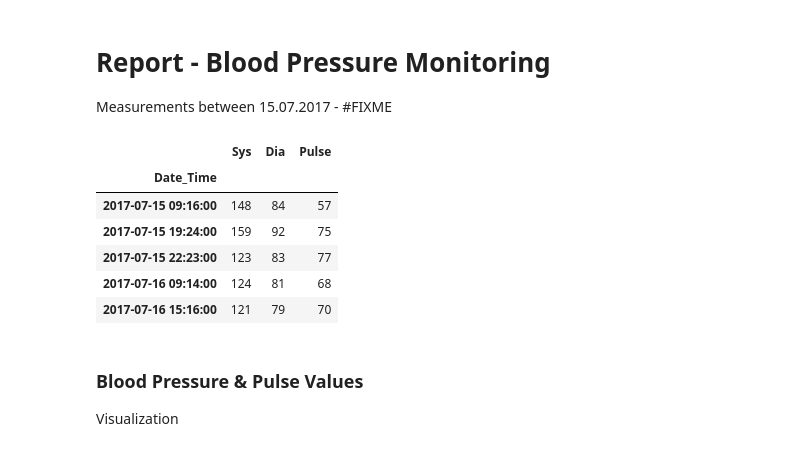
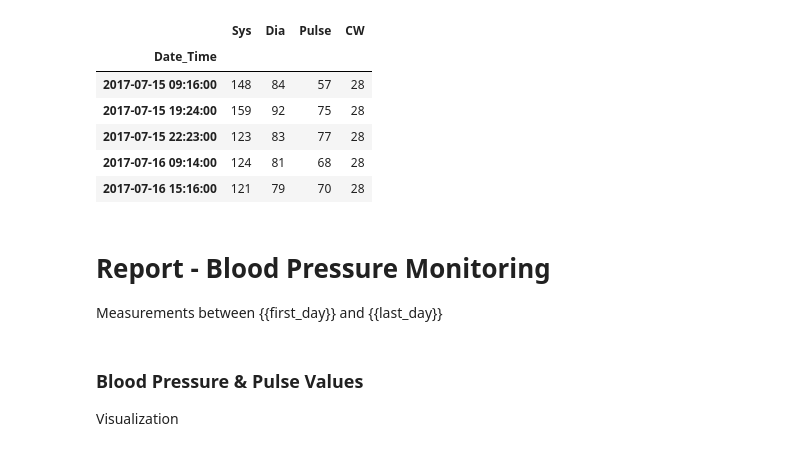
Before and after one commit to datadonK23/pyData-Projects, a Jupyter notebook: BloodPressureDash/blood_pressure_dash/Dashboard.ipynb, the cells around one changed output. Saved outputs shown, nothing was run; the diff lists cells and outputs as text; code cells hidden in the pictures.

Commit message:
First simple Report
Enhancement of chart
Charts per week
Added pulse metrices
Metrices per week

```diff
--- a/BloodPressureDash/blood_pressure_dash/Dashboard.ipynb
+++ b/BloodPressureDash/blood_pressure_dash/Dashboard.ipynb
@@ -1,6 +1,3 @@
-# %% [markdown]
-# Report - Blood Pressure Monitoring
-Measurements between 15.07.2017 - #FIXME
 # %%
 import numpy as np
 import pandas as pd
@@ -15,19 +12,28 @@ plt.rcParams["figure.figsize"] = fig_size
 # %%
 # Load data
 filepath = "data/data.csv"
 raw_data = pd.read_csv(filepath, parse_dates=[["Date", "Time"]])
 
-# FIXME maybe cleaning (datetime)
+# Datetime processing
+raw_data["CW"] = raw_data.Date_Time.dt.weekofyear
 data = raw_data.set_index(pd.DatetimeIndex(raw_data.Date_Time)).drop("Date_Time", axis=1)
+
+# First and last day of measurements for report heading
+first_day = data.index[0].strftime("%d.%m.%Y")
+last_day = data.index[-1].strftime("%d.%m.%Y")
+
 data.head()
 # %% [output]
-|  | Sys | Dia | Pulse |
-| Date_Time |  |  |  |
-| 2017-07-15 09:16:00 | 148 | 84 | 57 |
-| 2017-07-15 19:24:00 | 159 | 92 | 75 |
-| 2017-07-15 22:23:00 | 123 | 83 | 77 |
-| 2017-07-16 09:14:00 | 124 | 81 | 68 |
-| 2017-07-16 15:16:00 | 121 | 79 | 70 |
+|  | Sys | Dia | Pulse | CW |
+| Date_Time |  |  |  |  |
+| 2017-07-15 09:16:00 | 148 | 84 | 57 | 28 |
+| 2017-07-15 19:24:00 | 159 | 92 | 75 | 28 |
+| 2017-07-15 22:23:00 | 123 | 83 | 77 | 28 |
+| 2017-07-16 09:14:00 | 124 | 81 | 68 | 28 |
+| 2017-07-16 15:16:00 | 121 | 79 | 70 | 28 |
+# %% [markdown]
+# Report - Blood Pressure Monitoring
+Measurements between {{first_day}} and {{last_day}}
 # %% [markdown]
 ### Blood Pressure & Pulse Values
 Visualization
```
Also changed, not shown: parts of 8 cells of this notebook, 6 other files.
